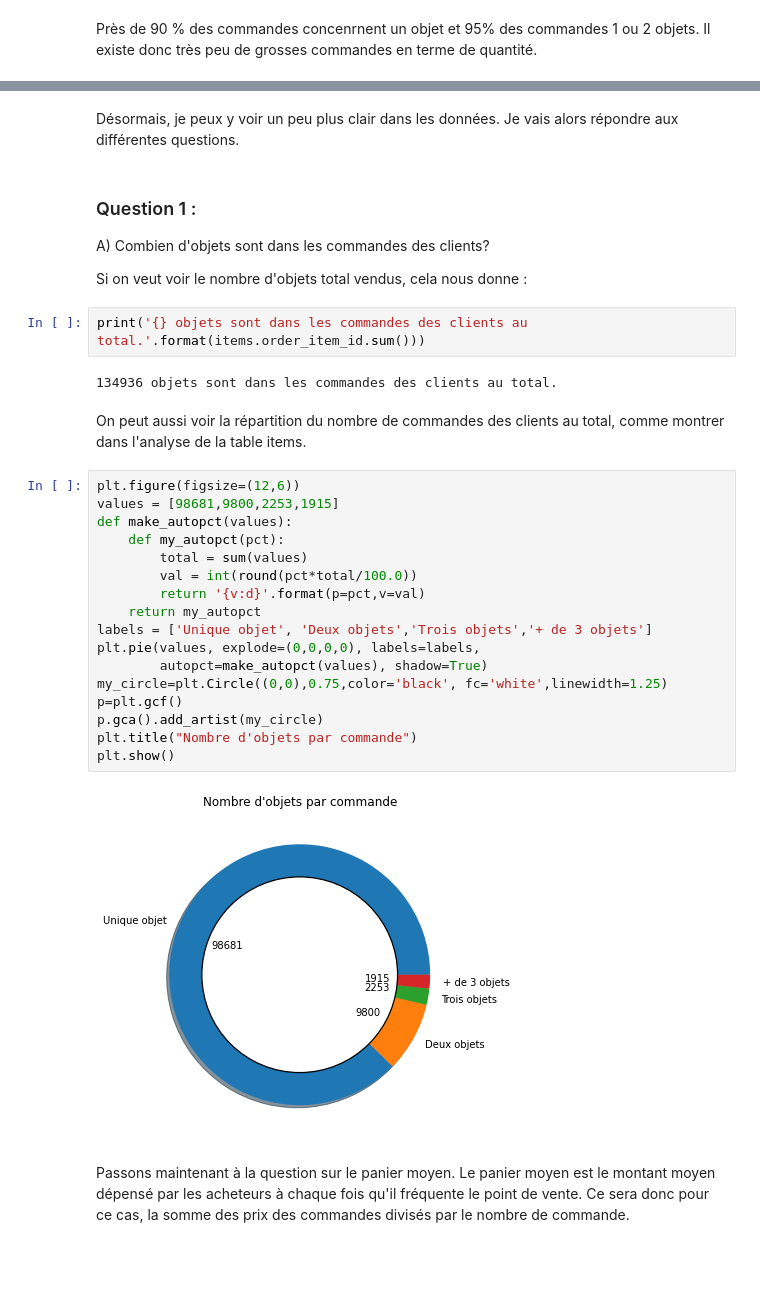
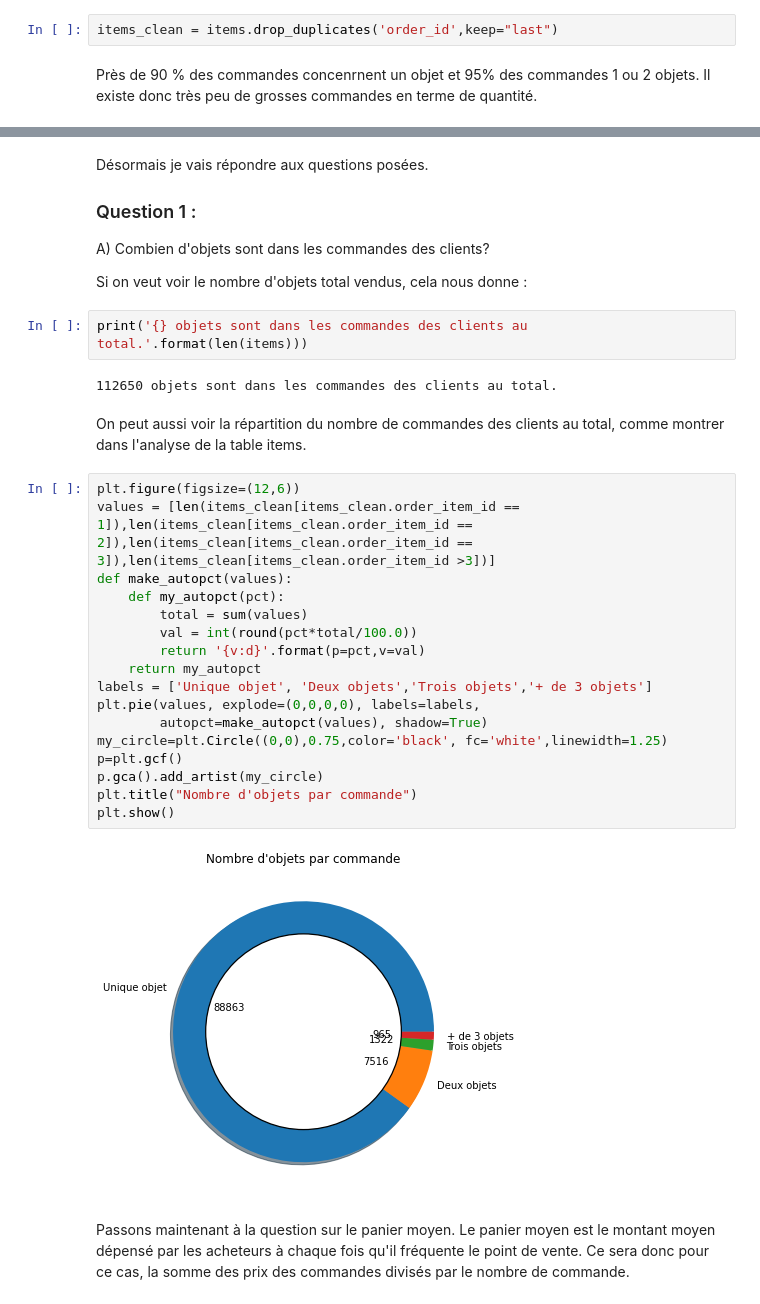
Before and after one commit to pihk94/Free2move, a Jupyter notebook: Analyse_Melchior_Prugniaud.ipynb, the cells around one changed output, grey strips where cells are left out. Saved outputs shown, nothing was run; the diff lists cells and outputs as text; blank space fills up the shorter version.

```diff
--- a/Analyse_Melchior_Prugniaud.ipynb
+++ b/Analyse_Melchior_Prugniaud.ipynb
@@ -538,6 +538,8 @@ items[items.order_id == '9ef13efd6949e4573a18964dd1bbe7f5']
 | 69652 | 9ef13efd6949e4573a18964dd1bbe7f5 | 13 | 37eb69aca8718e843d897aa7b82f462d | 0b36063d5818f81ccb94b54adfaebbf5 | 2017-02-03 21:44:49 | 51.0 | 1.2 |
 | 69653 | 9ef13efd6949e4573a18964dd1bbe7f5 | 14 | 37eb69aca8718e843d897aa7b82f462d | 0b36063d5818f81ccb94b54adfaebbf5 | 2017-02-03 21:44:49 | 51.0 | 1.2 |
 | 69654 | 9ef13efd6949e4573a18964dd1bbe7f5 | 15 | 37eb69aca8718e843d897aa7b82f462d | 0b36063d5818f81ccb94b54adfaebbf5 | 2017-02-03 21:44:49 | 51.0 | 1.2 |
+# %%
+items_clean = items.drop_duplicates('order_id',keep="last")
 # %% [markdown]
 Près de 90 % des commandes concenrnent un objet et 95% des commandes 1 ou 2 objets. Il existe donc très peu de grosses commandes en terme de quantité.
 # %%
@@ -568,36 +558,36 @@ plt.show()
-# %% [markdown]
-Désormais, je peux y voir un peu plus clair dans les données. Je vais alors répondre aux différentes questions.
 # %% [markdown]
+Désormais je vais répondre aux questions posées.
+
 ### Question 1 :
 
 A) Combien d'objets sont dans les commandes des clients?
 
 Si on veut voir le nombre d'objets total vendus, cela nous donne :
 # %%
-print('{} objets sont dans les commandes des clients au total.'.format(items.order_item_id.sum()))
+print('{} objets sont dans les commandes des clients au total.'.format(len(items)))
 # %% [output]
-134936 objets sont dans les commandes des clients au total.
+112650 objets sont dans les commandes des clients au total.
 # %% [markdown]
 On peut aussi voir la répartition du nombre de commandes des clients au total, comme montrer dans l'analyse de la table items.
 # %%
 plt.figure(figsize=(12,6))
-values = [98681,9800,2253,1915]
+values = [len(items_clean[items_clean.order_item_id == 1]),len(items_clean[items_clean.order_item_id == 2]),len(items_clean[items_clean.order_item_id == 3]),len(items_clean[items_clean.order_item_id >3])]
 def make_autopct(values):
     def my_autopct(pct):
         total = sum(values)
         val = int(round(pct*total/100.0))
         return '{v:d}'.format(p=pct,v=val)
     return my_autopct
 labels = ['Unique objet', 'Deux objets','Trois objets','+ de 3 objets']
 plt.pie(values, explode=(0,0,0,0), labels=labels,
         autopct=make_autopct(values), shadow=True)
 my_circle=plt.Circle((0,0),0.75,color='black', fc='white',linewidth=1.25)
 p=plt.gcf()
 p.gca().add_artist(my_circle)
 plt.title("Nombre d'objets par commande")
 plt.show()
 # %% [output]
-[figure, old version]
+[figure, new version]
 # %% [markdown]
 Passons maintenant à la question sur le panier moyen.
 Le panier moyen est le montant moyen dépensé par les acheteurs à chaque fois qu'il fréquente le point de vente. Ce sera donc pour ce cas, la somme des prix des commandes divisés par le nombre de commande.
```
Also changed, not shown: parts of 16 cells of this notebook.
